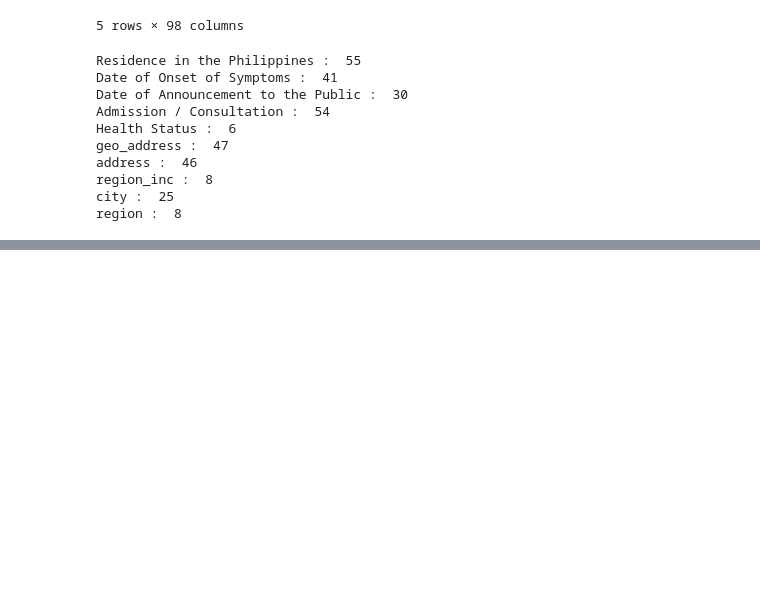
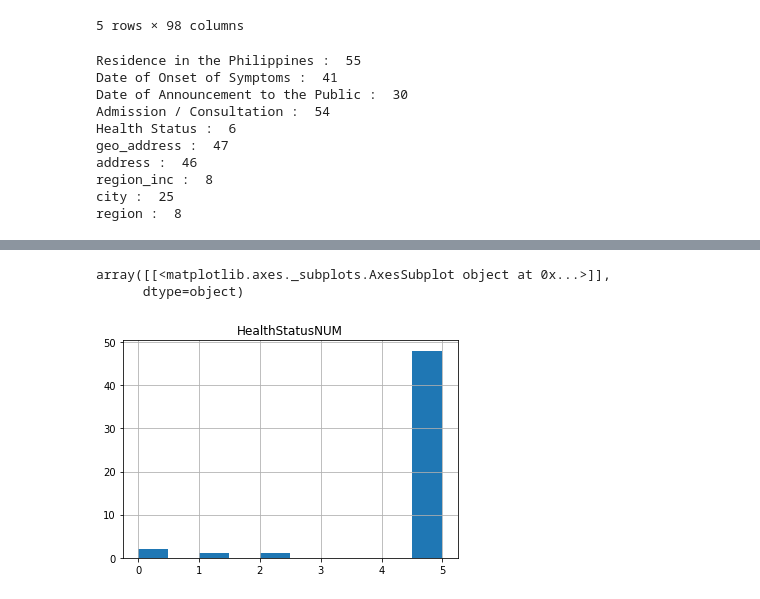
Before and after one commit to angelaaaateng/ML_COVID_PREDICTION, a Jupyter notebook: lauren_modeling.ipynb, the cells around one changed output, grey strips where cells are left out. Cells and saved outputs as stored; diff of their text form; code cells hidden in the pictures; blank space fills up the shorter version.

```diff
--- a/lauren_modeling.ipynb
+++ b/lauren_modeling.ipynb
@@ -127,0 +180,6 @@ region :  8
+# %%
+val.hist(column='HealthStatusNUM')
+# %% [output]
+array([[<matplotlib.axes._subplots.AxesSubplot object at 0x...>]],
+      dtype=object)
+[figure, added]
```
Also changed, not shown: parts of 7 cells of this notebook.
